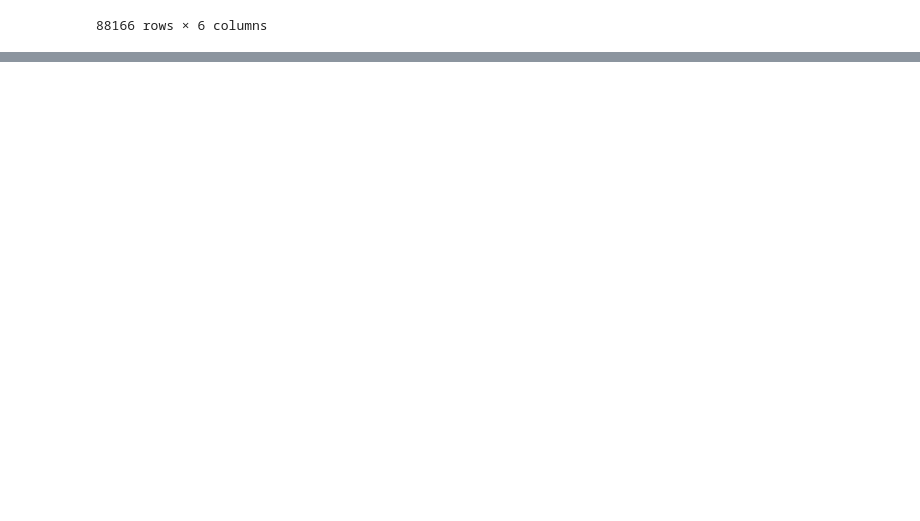
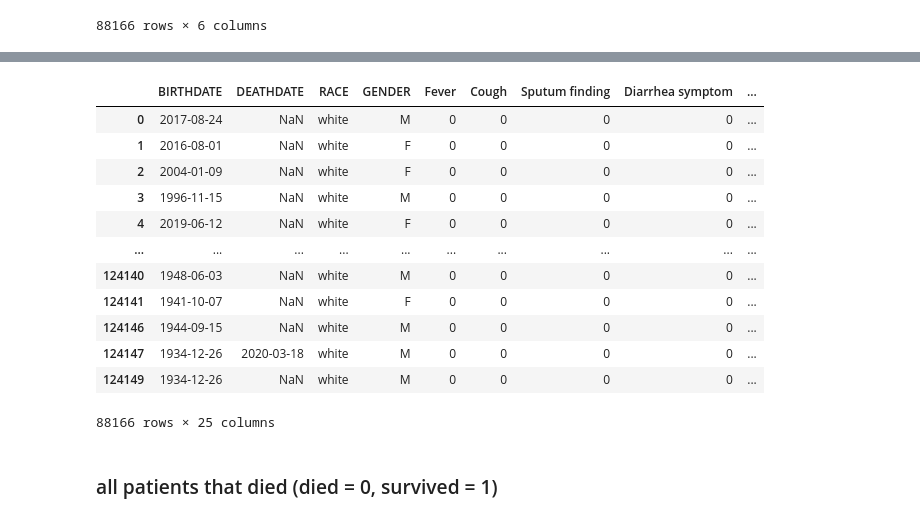
Before and after one commit to junhaliu/CS412MLproject, a Jupyter notebook: CS 412 project.ipynb, the cells around one changed output, grey strips where cells are left out. Cells and saved outputs as stored; diff of their text form; code cells hidden in the pictures; blank space fills up the shorter version.

```diff
--- a/CS 412 project.ipynb
+++ b/CS 412 project.ipynb
@@ -198,0 +349,8 @@ AttributeError: module 'analysis' has no attribute 'symptom_table'
+# %%
+DESCRIPTIONS = covid_patient_conditions.DESCRIPTION.unique()
+# %%
+symptoms = []
+# %%
+for i in DESCRIPTIONS:
+    if "(finding)" in i:
+        symptoms.append(i[:i.find('(')-1])
@@ -198,0 +377,21 @@ AttributeError: module 'analysis' has no attribute 'symptom_table'
+# %%
+for i in symptoms:
+    X[i] = 0
+# %%
+X
+# %% [output]
+|  | BIRTHDATE | DEATHDATE | RACE | GENDER | Fever | Cough | Sputum finding | Diarrhea symptom | ... |
+| 0 | 2017-08-24 | NaN | white | M | 0 | 0 | 0 | 0 | ... |
+| 1 | 2016-08-01 | NaN | white | F | 0 | 0 | 0 | 0 | ... |
+| 2 | 2004-01-09 | NaN | white | F | 0 | 0 | 0 | 0 | ... |
+| 3 | 1996-11-15 | NaN | white | M | 0 | 0 | 0 | 0 | ... |
+| 4 | 2019-06-12 | NaN | white | F | 0 | 0 | 0 | 0 | ... |
+| ... | ... | ... | ... | ... | ... | ... | ... | ... | ... |
+| 124140 | 1948-06-03 | NaN | white | M | 0 | 0 | 0 | 0 | ... |
+| 124141 | 1941-10-07 | NaN | white | F | 0 | 0 | 0 | 0 | ... |
+| 124146 | 1944-09-15 | NaN | white | M | 0 | 0 | 0 | 0 | ... |
+| 124147 | 1934-12-26 | 2020-03-18 | white | M | 0 | 0 | 0 | 0 | ... |
+| 124149 | 1934-12-26 | NaN | white | M | 0 | 0 | 0 | 0 | ... |
+88166 rows × 25 columns
+# %% [markdown]
+### all patients that died (died = 0, survived = 1)
```
Also changed, not shown: parts of 24 cells of this notebook.
